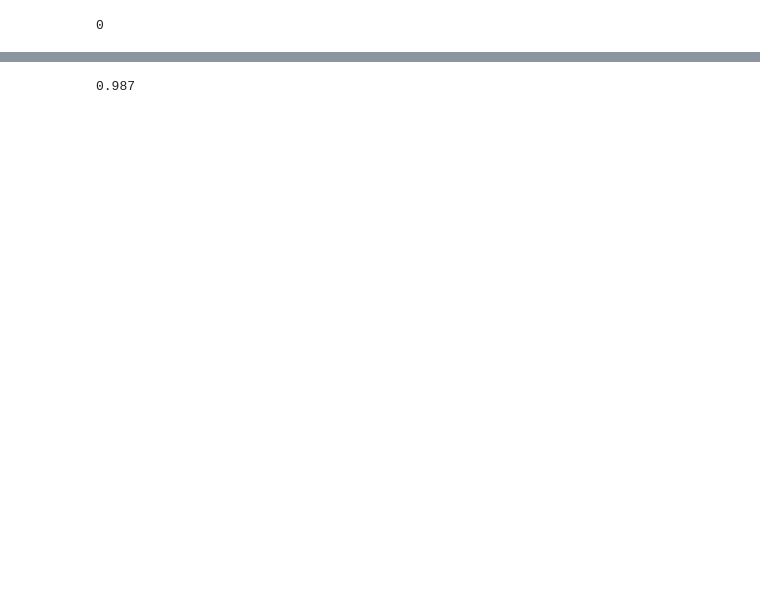
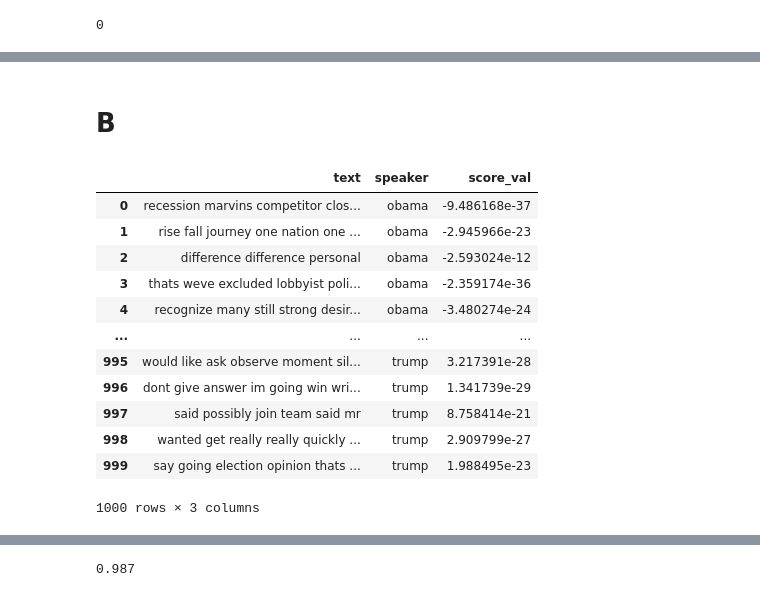
Before and after one commit to EthanRiley/nbknn_implementations, a Jupyter notebook: nbknn.ipynb, the cells around one changed output, grey strips where cells are left out. Cells and saved outputs as stored; diff of their text form; code cells hidden in the pictures; blank space fills up the shorter version.

```diff
--- a/nbknn.ipynb
+++ b/nbknn.ipynb
@@ -113,3 +115,5 @@ test_df.head()
+# %% [markdown]
+# B
 # %%
 model = naiveBayes()
 # %%
@@ -118,0 +123,18 @@ predictions = model.predict(test_df=dataframe, text_col='text')
+# %%
+# add a score_val column to the dataframe that is the trump score - the obama score
+dataframe['score_val'] = [score['trump'] - score['obama'] for score in scores]
+dataframe
+# %% [output]
+|  | text | speaker | score_val |
+| 0 | recession marvins competitor clos... | obama | -9.486168e-37 |
+| 1 | rise fall journey one nation one ... | obama | -2.945966e-23 |
+| 2 | difference difference personal | obama | -2.593024e-12 |
+| 3 | thats weve excluded lobbyist poli... | obama | -2.359174e-36 |
+| 4 | recognize many still strong desir... | obama | -3.480274e-24 |
+| ... | ... | ... | ... |
+| 995 | would like ask observe moment sil... | trump | 3.217391e-28 |
+| 996 | dont give answer im going win wri... | trump | 1.341739e-29 |
+| 997 | said possibly join team said mr | trump | 8.758414e-21 |
+| 998 | wanted get really really quickly ... | trump | 2.909799e-27 |
+| 999 | say going election opinion thats ... | trump | 1.988495e-23 |
+1000 rows × 3 columns
```
Also changed, not shown: parts of 27 cells of this notebook, 4 other files.
